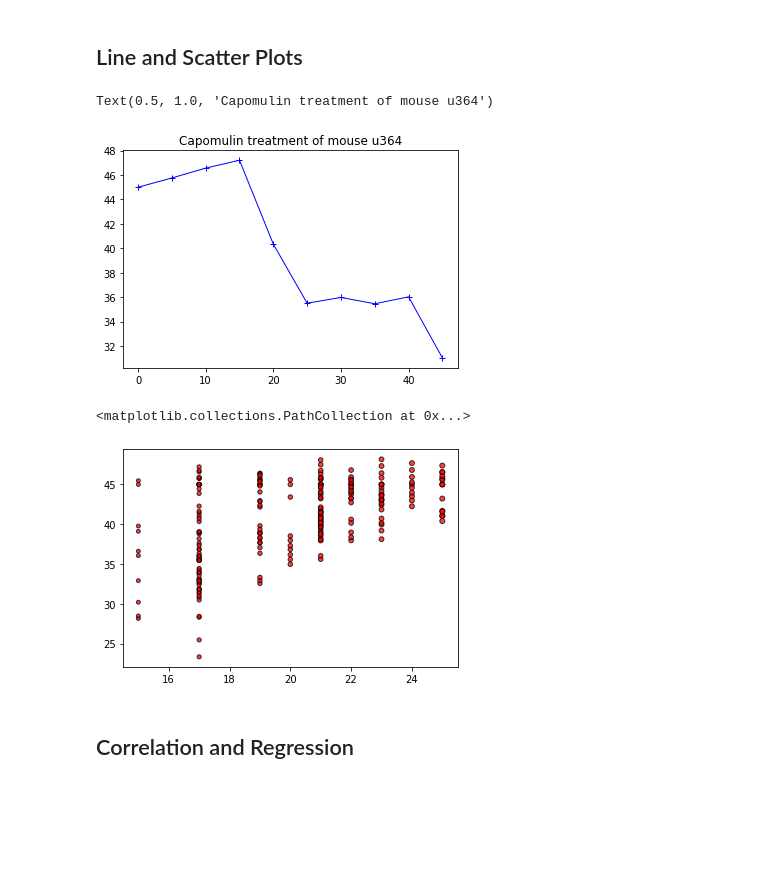
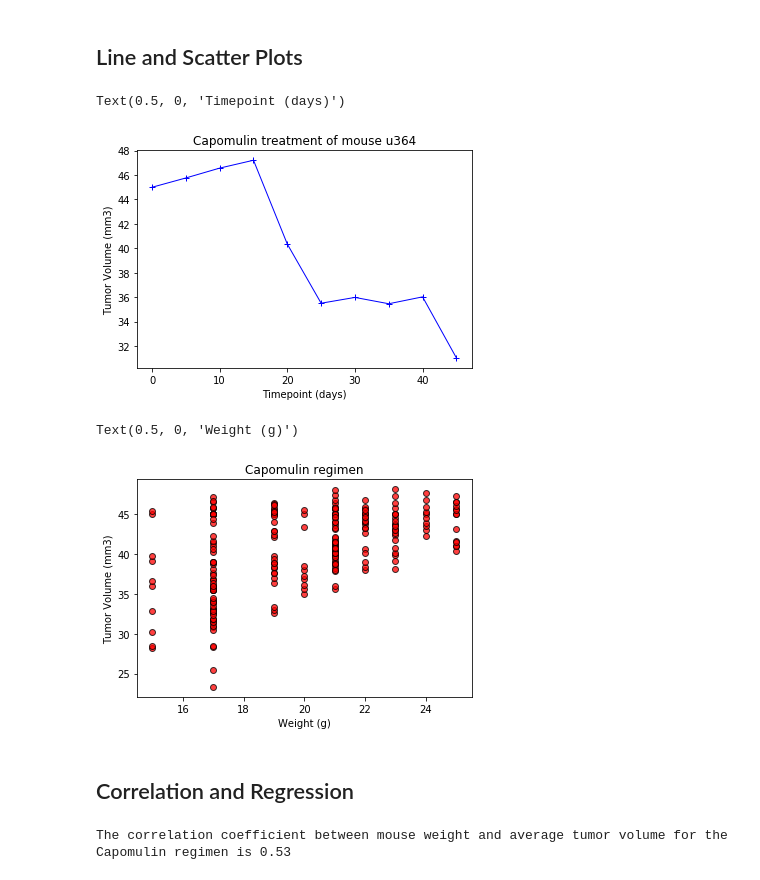
Before and after one commit to joshuadanielp/05-Matplotlib, a Jupyter notebook: Instructions/Pymaceuticals/pymaceuticals_starter.ipynb, the cells around one changed output. Cells and saved outputs as stored; diff of their text form; code cells hidden in the pictures; blank space fills up the shorter version.

Commit message:
correlation and regression done

```diff
--- a/Instructions/Pymaceuticals/pymaceuticals_starter.ipynb
+++ b/Instructions/Pymaceuticals/pymaceuticals_starter.ipynb
@@ -229,24 +229,29 @@ u364_y_axis = u364_df["Tumor Volume (mm3)"]
 
 u364_Capomulin, = plt.plot(u364_x_axis, u364_y_axis, marker="+",color="blue", linewidth=1)
 plt.title("Capomulin treatment of mouse u364")
+plt.ylabel("Tumor Volume (mm3)")
+plt.xlabel("Timepoint (days)")
 # %% [output]
-Text(0.5, 1.0, 'Capomulin treatment of mouse u364')
+Text(0.5, 0, 'Timepoint (days)')
-[figure, old version]
+[figure, new version]
 # %%
 # Generate a scatter plot of mouse weight versus average tumor volume for the Capomulin regimen
-
 capomulin_df = combined_data.loc[combined_data["Drug Regimen"] == "Capomulin"]
 
-capomulin_x_axis = capomulin_df["Weight (g)"]
-capomulin_y_axis = capomulin_df["Tumor Volume (mm3)"]
+capomulin_weight = capomulin_df["Weight (g)"]
+capomulin_vol = capomulin_df["Tumor Volume (mm3)"]
 
-plt.scatter(capomulin_x_axis, capomulin_y_axis, marker="o", facecolors="red", edgecolors="black",
-            s=capomulin_x_axis, alpha=0.75)
+plt.scatter(capomulin_weight, capomulin_vol, marker="o", facecolors="red", edgecolors="black", alpha=0.75)
+plt.title("Capomulin regimen")
+plt.ylabel("Tumor Volume (mm3)")
+plt.xlabel("Weight (g)")
 # %% [output]
-<matplotlib.collections.PathCollection at 0x...>
+Text(0.5, 0, 'Weight (g)')
-[figure, old version]
+[figure, new version]
 # %% [markdown]
 ## Correlation and Regression
 # %%
-# Calculate the correlation coefficient and linear regression model
-# for mouse weight and average tumor volume for the Capomulin regimen
+# Calculate the correlation coefficient and linear regression model for mouse weight and average tumor volume for the Capomulin regimen
+print(f"The correlation coefficient between mouse weight and average tumor volume for the Capomulin regimen is {round(st.pearsonr(capomulin_weight,capomulin_vol)[0],2)}")
+# %% [output]
+The correlation coefficient between mouse weight and average tumor volume for the Capomulin regimen is 0.53
```
Also changed, not shown: parts of 1 cell of this notebook.
